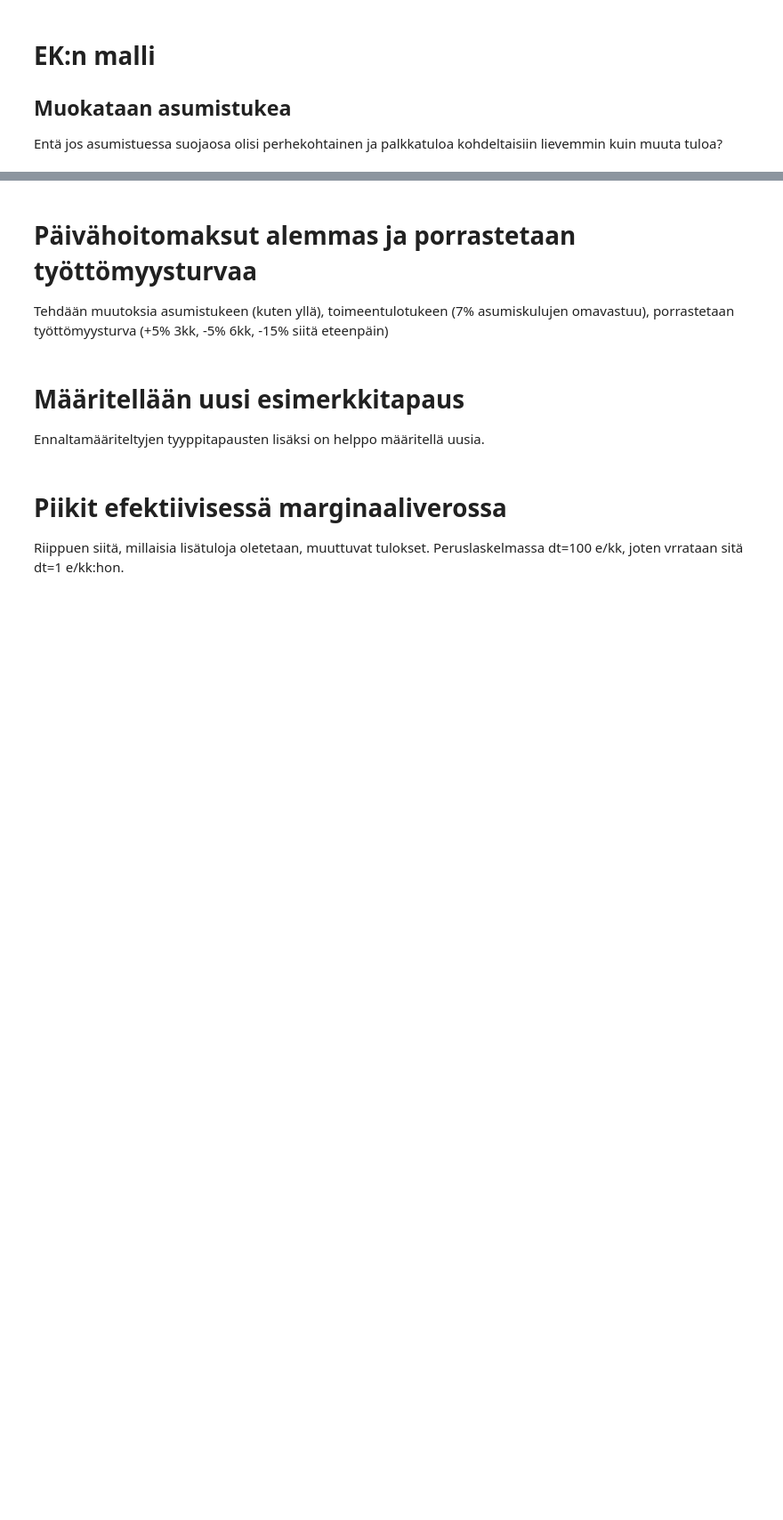
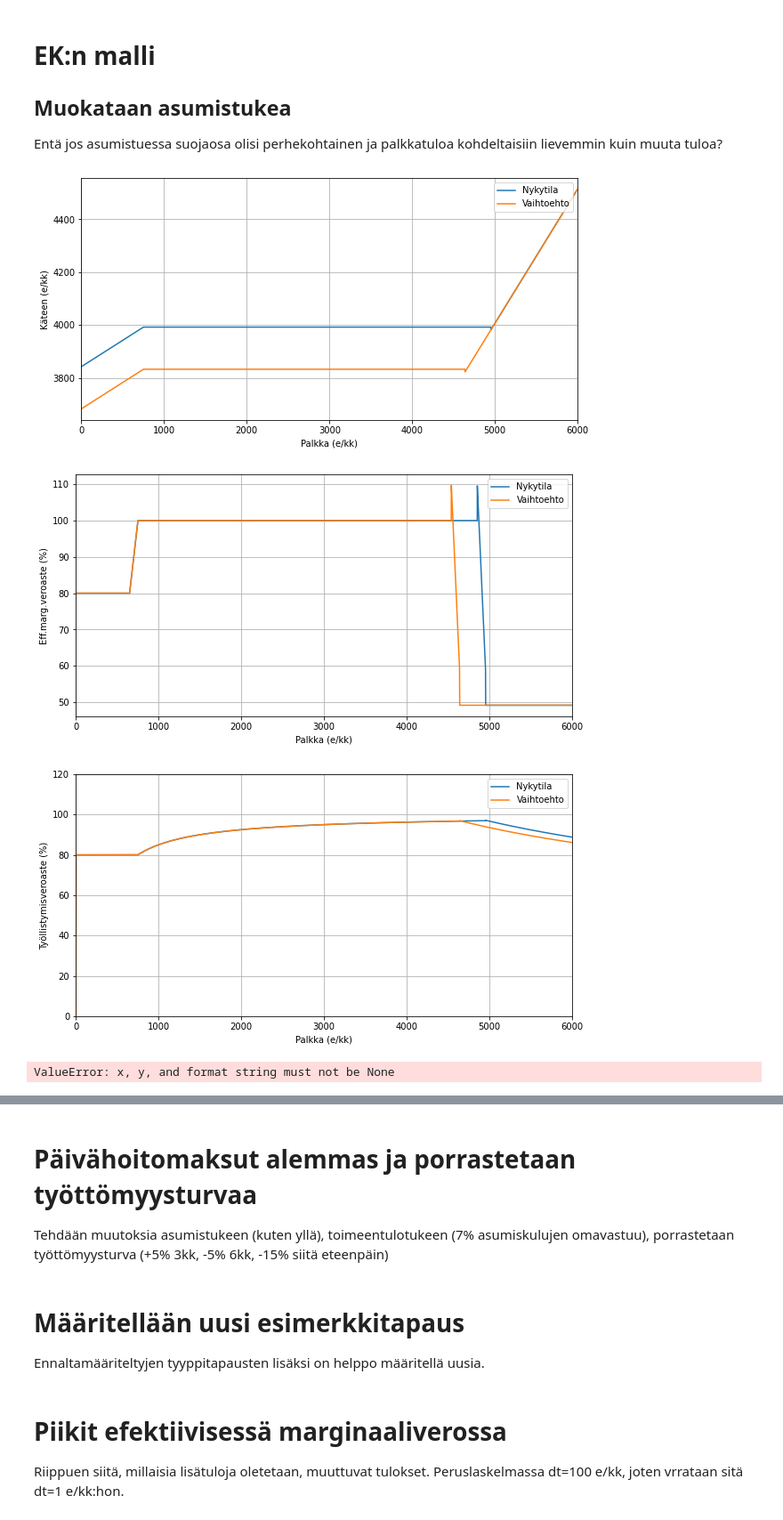
Before and after one commit to ajtanskanen/benefits, a Jupyter notebook: kannusteet laskelmia.ipynb, the cells around one changed output, grey strips where cells are left out. Shown at 89% size. Drawn from its saved outputs; the diff is of its cells as text; code cells hidden in the pictures; blank space fills up the shorter version.

```diff
--- a/kannusteet laskelmia.ipynb
+++ b/kannusteet laskelmia.ipynb
@@ -125,27 +150,32 @@ Entä jos asumistuessa suojaosa olisi perhekohtainen ja palkkatuloa kohdeltaisii
 # %%
 ## uusi asumistuki
 
 # Ensin kloonataan luokka Benefits(), joka sisältää koodin
 class Parempituki(fin_benefits.Benefits):
     def asumistuki(self,palkkatulot,muuttulot,vuokra,p):
         max_menot=np.array([[508,492,411,362],[735,706,600,527],[937,890,761,675],[1095,1038,901,804]])
         max_lisa=np.array([137,130,123,118])
         max_meno=max_menot[min(3,p['aikuisia']+p['lapsia']-1),p['kuntaryhma']]+max(0,p['aikuisia']+p['lapsia']-4)*max_lisa[p['kuntaryhma']]
 
         prosentti=0.70
         suojaosa=300 # per talous, ei per aikuiset
         perusomavastuu=max(0,0.47*(0.8*max(0,palkkatulot-suojaosa)+0.9*muuttulot-(542+90*p['aikuisia']+200*p['lapsia'])))
         tuki=max(0,(min(max_meno,vuokra)-perusomavastuu)*prosentti);
 
         return tuki
 
     def toimeentulotuki(self,omabruttopalkka,omapalkkavero,puolison_bruttopalkka,puolison_palkkavero,muuttulot,verot,asumismenot,muutmenot,p,omavastuuprosentti=0.0):
 
         # kutsutaan alkuperäistä 7%:n omavastuuprosenttikertoimella
         return super().toimeentulotuki(omabruttopalkka,omapalkkavero,puolison_bruttopalkka,puolison_palkkavero,muuttulot,verot,asumismenot,muutmenot,p,omavastuuprosentti=0.07)
 
 # Luokka Parempituki() sisältää koodin
 tuki=Parempituki()
 
 # ja lasketaan & plotataan tulokset
-_,_,_=tuki.laske_ja_plottaa(p,basenetto=basenetto,baseeff=baseeff,basetva=basetva)
+_,_,_,_=tuki.laske_ja_plottaa(p,basenetto=basenetto,baseeff=baseeff,basetva=basetva)
+# %% [output]
+[figure, added]
+[figure, added]
+[figure, added]
+ValueError: x, y, and format string must not be None
```
Also changed, not shown: parts of 11 cells of this notebook, 5 other files.
